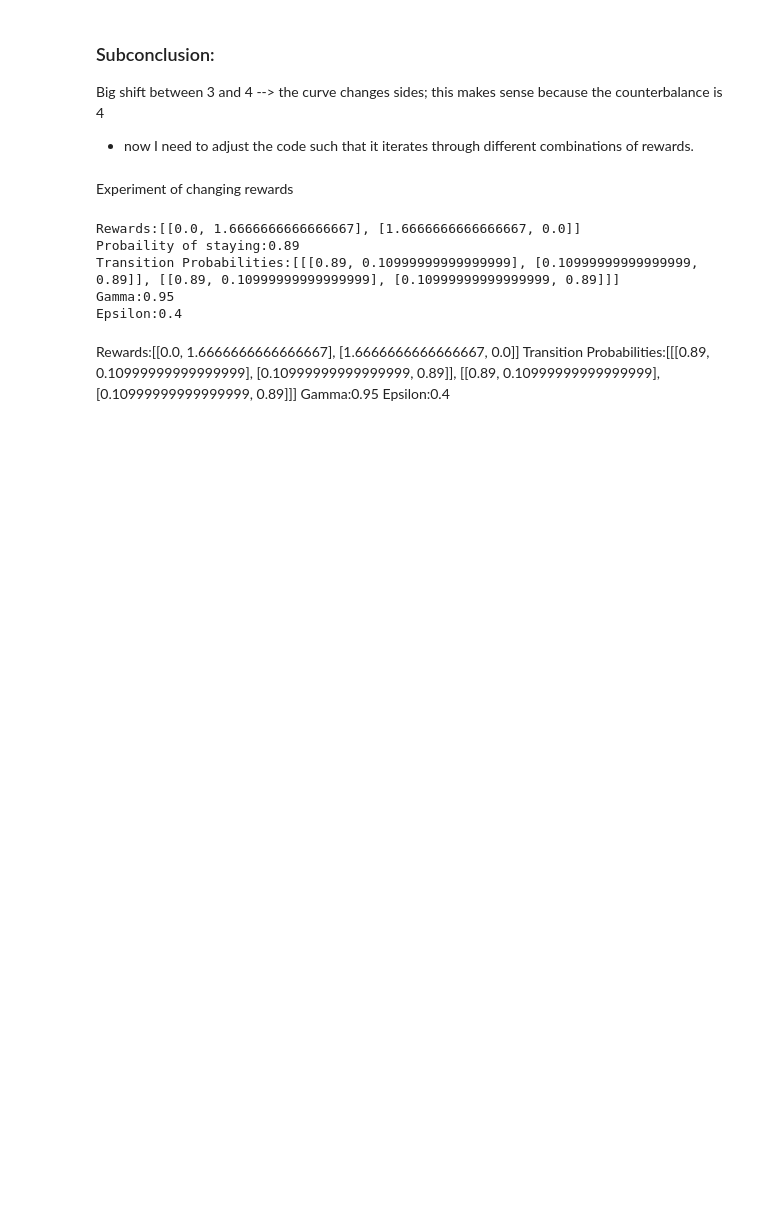
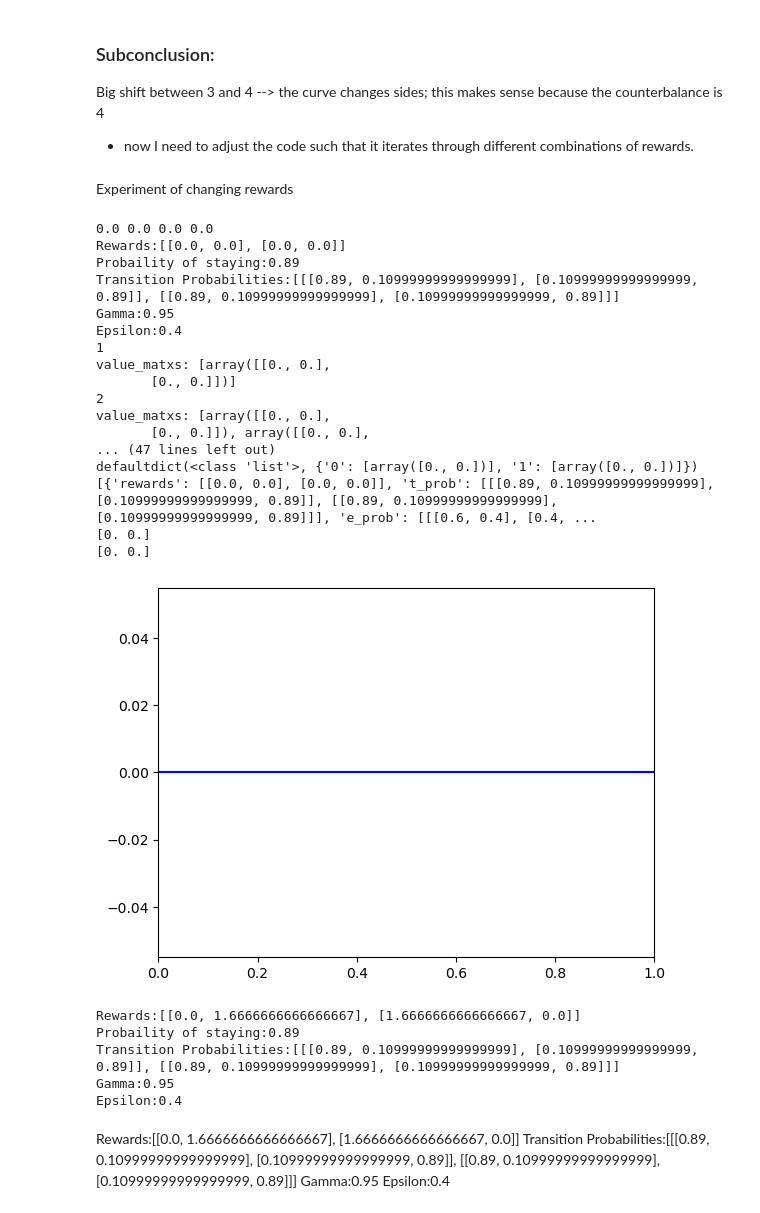
Before and after one commit to MoiraLampe/POMDP-binocular_rivalry-project, a Jupyter notebook: Russels Code/converge_test.ipynb, the cells around one changed output. Saved outputs shown, nothing was run; the diff lists cells and outputs as text; code cells hidden in the pictures; blank space fills up the shorter version.

```diff
--- a/Russels Code/converge_test.ipynb
+++ b/Russels Code/converge_test.ipynb
@@ -608,6 +648,7 @@ Let's now try with more steps in between, although I expect there to be nothing
 - after that we'll combine both epsilon and gamma
 # %%
 import numpy as np
+import json
 
 # Define the range of gamma values you want to test
 start_gamma = 0.01
@@ -632,11 +673,26 @@ for gamma in gamma_values:
         break
     else:
         plot_pomdp_utility(utility)
+        utility_lists = defaultdict(list)
+        for action in utility:
+                for val in utility[action]:
+                    utility_lists[action].append(val.tolist())
+                    results.append({
+                        'rewards': rewards,
+                        't_prob': t_prob,
+                        'e_prob': e_prob,
+                        'gamma': gamma,
+                        'epsilon': epsilon,
+                        'utility': dict(utility_lists)  # Convert the defaultdict back to a regular dictionary
+                    })
 
-    results.append(utility)
+                    print(results)
+                    plot_pomdp_utility(utility)
+                    results.append(utility)
 
-# Print or use the results as needed
 print(results)
+with open('gamma_results.json', 'w') as json_file:
+    json.dump(results, json_file)
 # %% [markdown]
 ### Subconclusion:
 For gamma = 1, it just never converges, probably because (generic discounting reason)
@@ -760,13 +832,14 @@ Experiment of changing rewards
 import random
 from collections import defaultdict
 import numpy as np
+import json
 
 # The rest of the classes and functions are the same as given in the previous code.
 
 # Define the range of reward values you want to test
 start_reward = 0.0
-end_reward = 10
-num_steps_reward = 10  # Choose the number of steps between start_reward and end_reward
+end_reward = 1
+num_steps_reward = 1  # Choose the number of steps between start_reward and end_reward
 
 reward_values = np.linspace(start_reward, end_reward, num_steps_reward)
 
@@ -779,36 +852,83 @@ for reward1 in reward_values:
     for reward2 in reward_values:
         # Loop through each reward value for the third reward
         for reward3 in reward_values:
             # Loop through each reward value for the fourth reward
             for reward4 in reward_values:
                 print(reward1, reward2, reward3, reward4)
                 t_prob = [[[p_stay, 1-p_stay], [1-p_stay,p_stay]], [[p_stay, 1-p_stay], [1-p_stay,p_stay]]]
                 e_prob = [[[0.6, 0.4], [0.4, 0.6]], [[0.6, 0.4], [0.4, 0.6]]]
                 gamma = 0.95
                 actions = ('0', '1')  # stay and switch
                 states = ('0', '1')  # Assuming there are two states
                 print(f'Rewards:{rewards}')
                 print(f'Probaility of staying:{p_stay}')
                 print(f'Transition Probabilities:{t_prob}')
                 print(f'Gamma:{gamma}')
                 print(f'Epsilon:{epsilon}')
 
                 # Update the reward values for both states
                 rewards = [[reward1, reward2], [reward3, reward4]]
 
                 pomdp = POMDP(actions, t_prob, e_prob, rewards, states, gamma)
                 utility = pomdp_value_iteration_numpy(pomdp, epsilon=0.4)
                 print(utility)
                 if utility is None:
                     break
                 if len(utility)<2: #this is because we are interested in finding a combo that actually intersects
                     break
                 else:
+
+                    # Save the results into a dictionary
+                    # result_dict = {
+                    #     'Utility': utility.to_list(),
+                    #     'e_prob': e_prob,
+                    #     'gamma': gamma,
+                    #     'rewards': rewards,
+                    #     't_prob': t_prob,
+                    #     'epsilon': epsilon
+                    # }
+                           # Convert numpy.ndarray objects to lists in the utility
+                    utility_lists = defaultdict(list)
+                    for action in utility:
+                        for val in utility[action]:
+                            utility_lists[action].append(val.tolist())
+
+                    results.append({
+                        'rewards': rewards,
+                        't_prob': t_prob,
+                        'e_prob': e_prob,
+                        'gamma': gamma,
+                        'epsilon': epsilon,
+                        'utility': dict(utility_lists)  # Convert the defaultdict back to a regular dictionary
+                    })
+
+                    print(results)
                     plot_pomdp_utility(utility)
-                results.append(utility)
+                # results.append(utility)
 
-# Print or use the results as needed
-print(results)
+# # Print or use the results as needed
+# print(results)
+with open('rewards_results.json', 'w') as json_file:
+    json.dump(results, json_file)
+# %% [output]
+0.0 0.0 0.0 0.0
+Rewards:[[0.0, 0.0], [0.0, 0.0]]
+Probaility of staying:0.89
+Transition Probabilities:[[[0.89, 0.10999999999999999], [0.10999999999999999, 0.89]], [[0.89, 0.10999999999999999], [0.10999999999999999, 0.89]]]
+Gamma:0.95
+Epsilon:0.4
+1
+value_matxs: [array([[0., 0.],
+       [0., 0.]])]
+2
+value_matxs: [array([[0., 0.],
+       [0., 0.]]), array([[0., 0.],
+... (47 lines left out)
+defaultdict(<class 'list'>, {'0': [array([0., 0.])], '1': [array([0., 0.])]})
+[{'rewards': [[0.0, 0.0], [0.0, 0.0]], 't_prob': [[[0.89, 0.10999999999999999], [0.10999999999999999, 0.89]], [[0.89, 0.10999999999999999], [0.10999999999999999, 0.89]]], 'e_prob': [[[0.6, 0.4], [0.4, ...
+[0. 0.]
+[0. 0.]
+[figure, added]
 # %%
 print(f'Rewards:{rewards}')
 print(f'Probaility of staying:{p_stay}')
```
Also changed, not shown: parts of 12 cells of this notebook, 1 other file.
